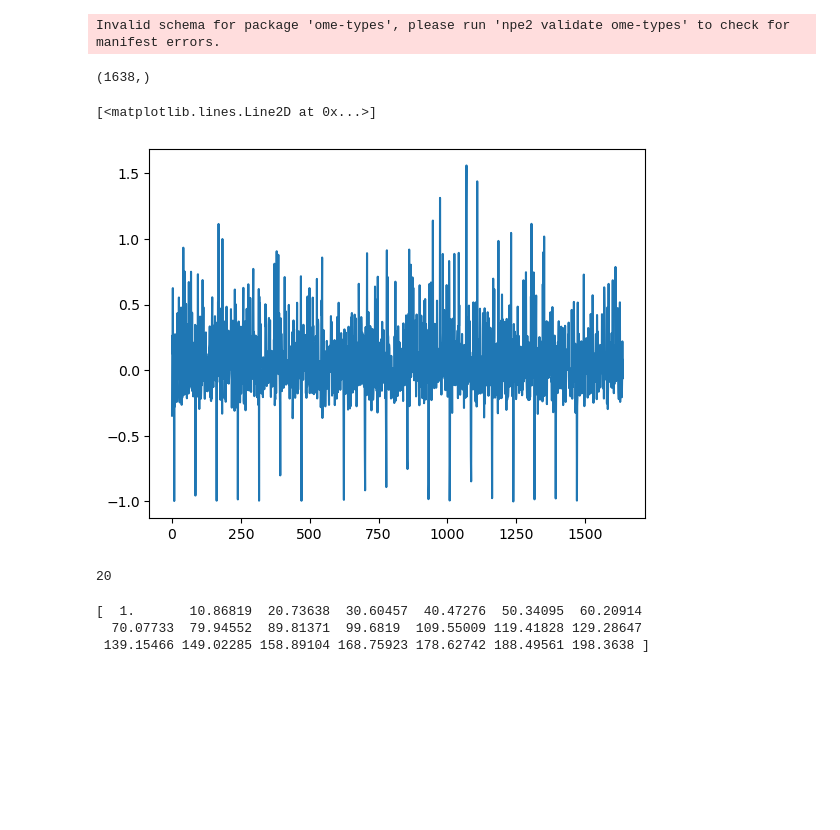
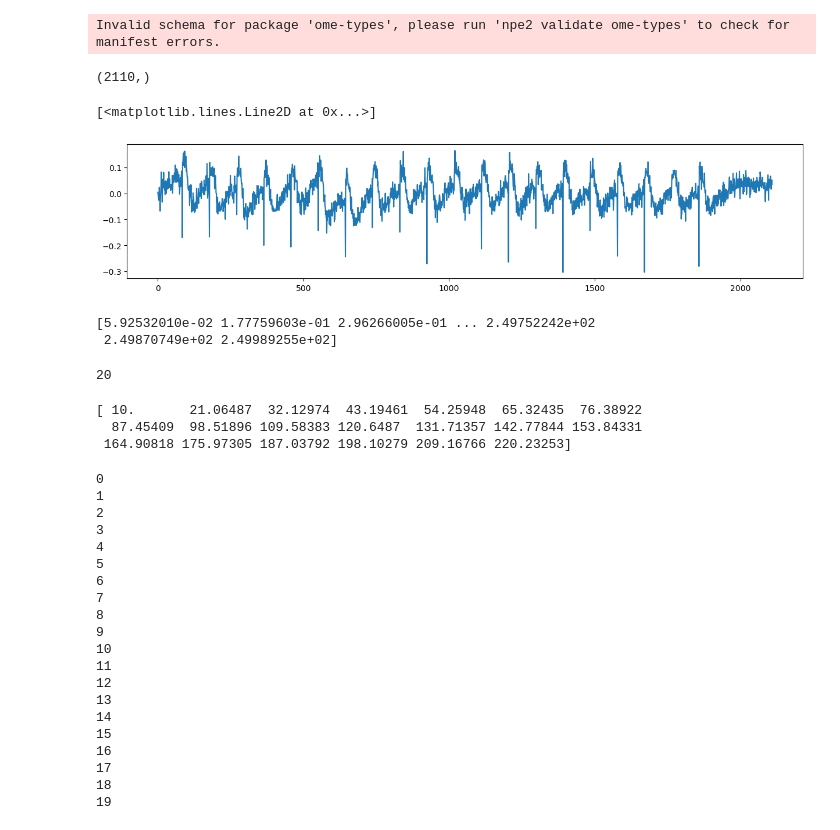
Before and after one commit to yfisher-lab/NeuromodPlasticity, a Jupyter notebook: Notebooks/ExVivo/nontrigger_stim.ipynb, the cells around one changed output. Drawn from its saved outputs; the diff is of its cells as text; code cells hidden in the pictures; blank space fills up the shorter version.

```diff
--- a/Notebooks/ExVivo/nontrigger_stim.ipynb
+++ b/Notebooks/ExVivo/nontrigger_stim.ipynb
@@ -13,15 +13,13 @@ import SessionTools.two_photon as st2p
 
 %matplotlib inline
 # %%
-
-
-session_info = {'date': "26_04_2024",
-                'genotype_dir': "ER4d_iGABASnFR2_Chrimson88tdT",
-                'fly': 'fly1',
-                'session': 'baseline-003',
-                'full_genotype': '10xUASChrimson88::tdT/+; +ER4d-AD/+; UASiGABASnFR2^VK05/ER4d-DBD SS00238',
-                'ecl date': '4/20-22/2024',
-                'notes': '25 microM picrotoxin, 12 microM curare'}
+session_info = {'date': "16_12_2024",
+                'genotype_dir': "R20A02_R56H10_split_sytjGCaMP7f_CsChrimsontdT",
+                'fly': 'fly2',
+                'session': 'post_OA_washon-006',
+                'full_genotype': '+; +/UASsytjGCaMP7f^attp40; R20A02-DBD, R56H10-AD/UAS-CsChrimsontdT',
+                'ecl date': '12/6/2024',
+                'notes': ''}
 
 bruker_folder = pathlib.PurePath('/media/mplitt/SSD_storage/2PData')
 fictrac_folder = pathlib.PurePath('/media/mplitt/SSD_storage/fictrac_folder')
@@ -50,7 +48,7 @@ y_or = pp.calculate_zscored_F('outer_ring', exp_detrend=True,zscore=False)
 # %%
 pp.save()
 # %%
-if True:
+if False:
     n_rois=16
     gd = session_info['genotype_dir']
     d = session_info['date']
@@ -69,16 +67,16 @@ print(y_or.shape)
 y_or[y_or>5]=1
 # y= sp.ndimage.gaussian_filter1d(sp.ndimage.median_filter(y,(1,3)),3,axis=-1)
 # %% [output]
-(1638,)
+(2110,)
 # %%
 # fig, ax = plt.subplots()
 # ax.imshow(y,aspect='auto')
 
-fig, ax = plt.subplots()
+fig, ax = plt.subplots(figsize = [ 15,3])
 ax.plot(y_or.ravel())
 # %% [output]
 [<matplotlib.lines.Line2D at 0x...>]
-[figure, old version]
+[figure, new version]
 # %%
 # fig, ax = plt.subplots(figsize= [15,9])
 # # x = pp.voltage_recording_aligned['Time(ms)'].to_numpy()
@@ -86,6 +84,11 @@ ax.plot(y_or.ravel())
 #     ax.plot(y[r,:]+r)
 # %%
 frame_times = np.array(pp.metadata['frame_times']).mean(axis=1)
+# %%
+print(frame_times)
+# %% [output]
+[5.92532010e-02 1.77759603e-01 2.96266005e-01 ... 2.49752242e+02
+ 2.49870749e+02 2.49989255e+02]
 # %%
 dt = (frame_times[1:]-frame_times[:-1]).mean()
 # %%
@@ -94,15 +97,15 @@ pp.metadata['mark_points']['repetitions']
 20
 # %%
 stim_times = [pp.metadata['mark_points']['initial_delay']]
-for i in range(pp.metadata['mark_points']['repetitions']):
+for i in range(pp.metadata['mark_points']['repetitions']-1):
     stim_times.append(pp.metadata['mark_points']['inter_point_delay']+pp.metadata['mark_points']['duration'])
 stim_times = np.array(stim_times)/1000
 stim_times = np.cumsum(stim_times)
 print(stim_times)
 # %% [output]
-[  1.       10.86819  20.73638  30.60457  40.47276  50.34095  60.20914
-  70.07733  79.94552  89.81371  99.6819  109.55009 119.41828 129.28647
- 139.15466 149.02285 158.89104 168.75923 178.62742 188.49561 198.3638 ]
+[ 10.       21.06487  32.12974  43.19461  54.25948  65.32435  76.38922
+  87.45409  98.51896 109.58383 120.6487  131.71357 142.77844 153.84331
+ 164.90818 175.97305 187.03792 198.10279 209.16766 220.23253]
 # %%
 stim_inds = []
 for time in stim_times:
@@ -116,10 +119,32 @@ for ind in stim_inds:
 
 # y_or[ stim_inds+3]=np.nan
 # %%
-stim_resp = np.zeros((len(stim_inds)-1, 50))
-for i, ind in enumerate(stim_inds[1:]):
-    stim_resp[i,:] = y_or[ind-10:ind+40]
+stim_resp = np.zeros((len(stim_inds), 80))
+for i, ind in enumerate(stim_inds[:]):
+    print(i)
+    stim_resp[i,:] = y_or[ind-10:ind+70]
 stim_resp -= np.nanmean(stim_resp[:,:10], axis=-1, keepdims=True)
+# %% [output]
+0
+1
+2
+3
+4
+5
+6
+7
+8
+9
+10
+11
+12
+13
+14
+15
+16
+17
+18
+19
 # %%
 fig, ax= plt.subplots()
 mu = np.nanmean(stim_resp[:,:],axis=0)
```
Also changed, not shown: parts of 5 cells of this notebook, 11 other files.
